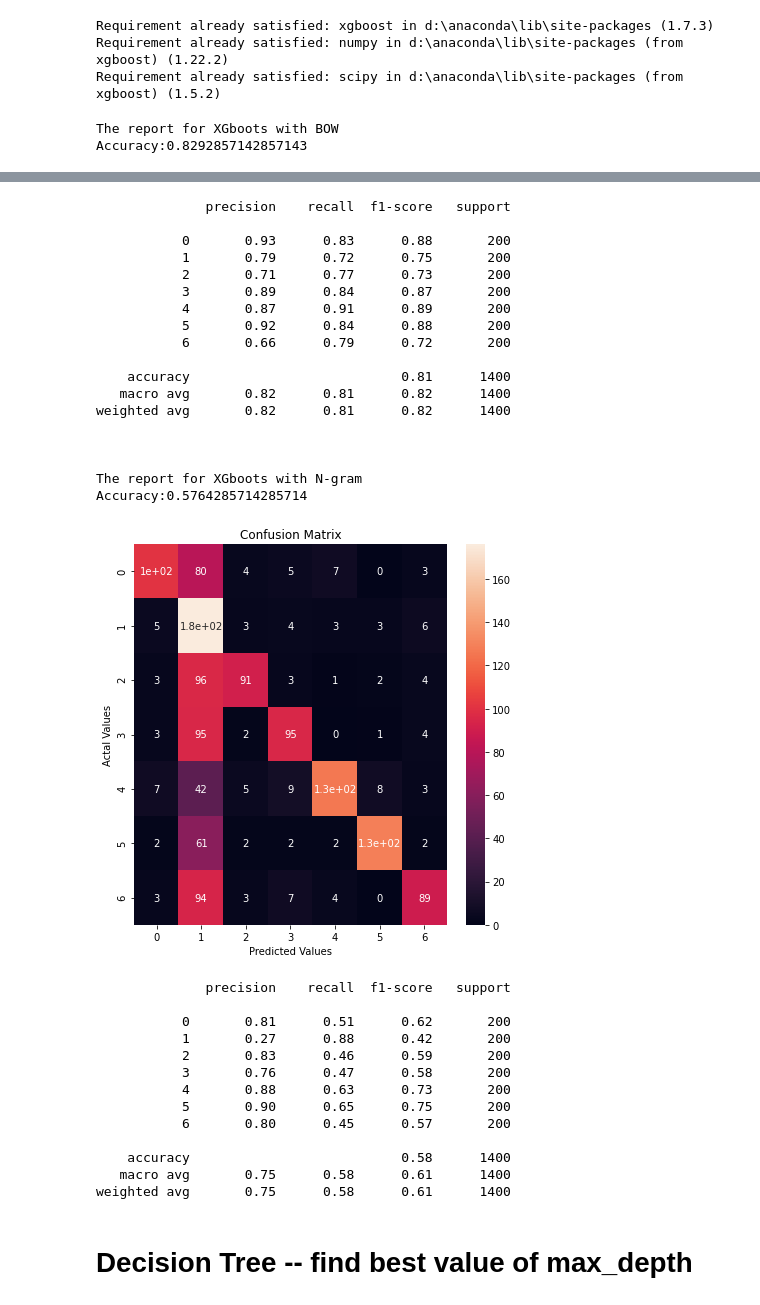
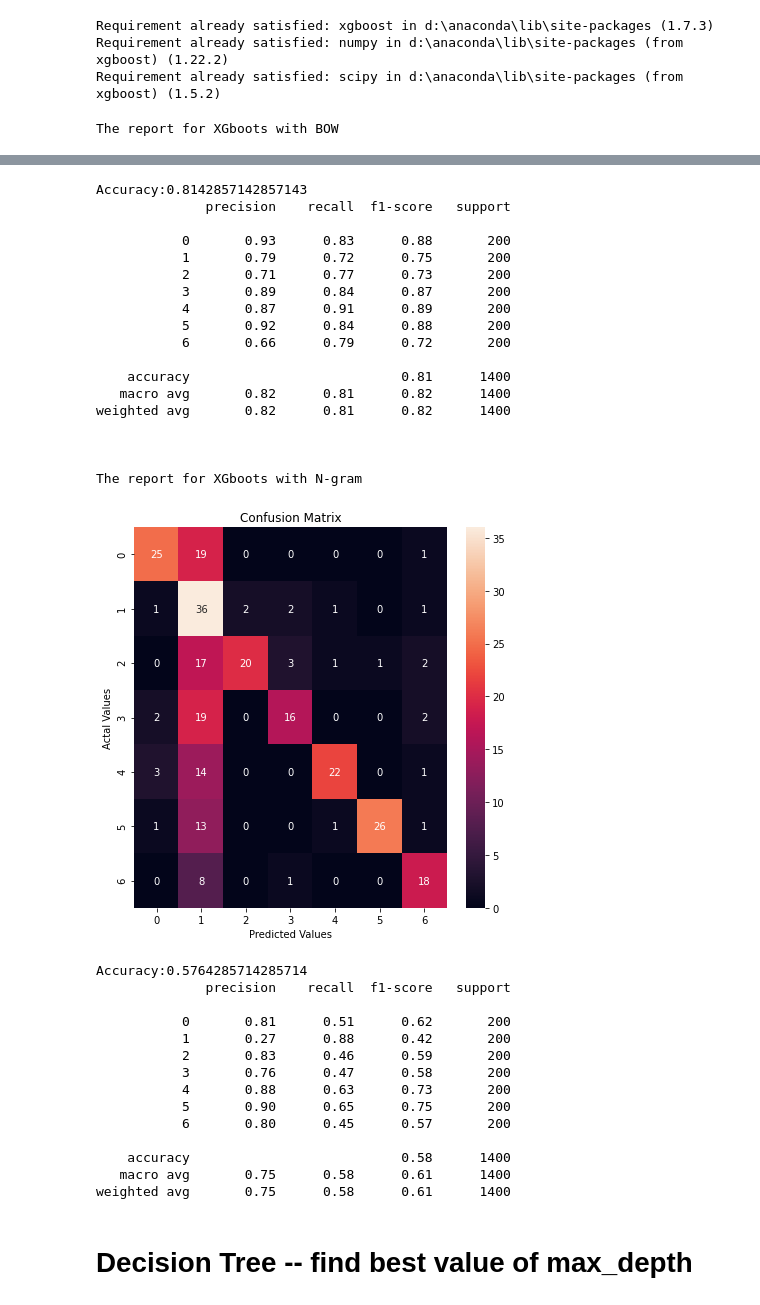
Before and after one commit to zhouzhouce/GNG5125, a Jupyter notebook: group_project1_classification/Group_Assignment1_Classification.ipynb, the cells around one changed output, grey strips where cells are left out. Cells and saved outputs as stored; diff of their text form; code cells hidden in the pictures.

```diff
--- a/group_project1_classification/Group_Assignment1_Classification.ipynb
+++ b/group_project1_classification/Group_Assignment1_Classification.ipynb
@@ -249,7 +249,14 @@ from sklearn.metrics import confusion_matrix, classification_report
 import seaborn as sns
 from sklearn.model_selection import cross_val_score,  cross_val_predict, StratifiedKFold
 
-def analysis(pipeline, data, label):
+def analysis(pipeline, data, label, x_train, x_test, y_train, y_test):
+
+    #confusion matrix
+    pipeline.fit(x_train, y_train)
+    pred = pipeline.predict(x_test)
+    unique_labels = np.unique(df['label'])
+    cf_matrix = confusion_matrix(y_test, pred)
+    draw_confusion_matrix(cf_matrix, unique_labels)
 
     #cross validation
     cv = StratifiedKFold(n_splits=10)
@@ -258,10 +265,6 @@ def analysis(pipeline, data, label):
     accuracy = np.mean(label == y_pred)
     print('Accuracy:' + str(accuracy))
 
-    # confusion matrix
-    cm = confusion_matrix(label, y_pred)
-    unique_labels = np.unique(df['label'])
-    draw_confusion_matrix(cm, unique_labels)
     print (classification_report(label, y_pred))
 # %%
 import matplotlib.pyplot as plt
@@ -315,7 +318,7 @@ for key in vectorizer_dict:
         ])
     print('The report for KNN with ' + key)
     print('The best value k is ' + str(best_k))
-    analysis(best_knn, x, y)
+    analysis(best_knn, x, y, x_train, x_test, y_train, y_test)
     print('')
     print('')
 # %% [output]
@@ -389,7 +392,13 @@ Requirement already satisfied: xgboost in d:\anaconda\lib\site-packages (1.7.3)
 Requirement already satisfied: numpy in d:\anaconda\lib\site-packages (from xgboost) (1.22.2)
 Requirement already satisfied: scipy in d:\anaconda\lib\site-packages (from xgboost) (1.5.2)
 # %%
-y_gx = le.fit_transform(y)
+from sklearn import preprocessing
+from xgboost import XGBClassifier
+
+le = preprocessing.LabelEncoder()
+y_xg = le.fit_transform(y)
+y_train_xg = le.fit_transform(y_train)
+y_test_xg = le.fit_transform(y_test)
 
 for key in vectorizer_dict:
     xgboots_cfl = Pipeline([
@@ -398,10 +407,9 @@ for key in vectorizer_dict:
     ])
 
     print('The report for XGboots with ' + key)
-    analysis(xgboots_cfl, x, y_gx)
+    analysis(xgboots_cfl, x, y_xg, x_train, x_test, y_train_xg, y_test_xg)
 
     print('')
     print('')
 # %% [output]
 The report for XGboots with BOW
-Accuracy:0.8292857142857143
@@ -428,22 +436,23 @@ Accuracy:0.8142857142857143
+Accuracy:0.8142857142857143
               precision    recall  f1-score   support
 
            0       0.93      0.83      0.88       200
            1       0.79      0.72      0.75       200
            2       0.71      0.77      0.73       200
            3       0.89      0.84      0.87       200
            4       0.87      0.91      0.89       200
            5       0.92      0.84      0.88       200
            6       0.66      0.79      0.72       200
 
     accuracy                           0.81      1400
    macro avg       0.82      0.81      0.82      1400
 weighted avg       0.82      0.81      0.82      1400
 
 
 
 The report for XGboots with N-gram
-Accuracy:0.5764285714285714
-[figure, old version]
+[figure, new version]
+Accuracy:0.5764285714285714
               precision    recall  f1-score   support
 
            0       0.81      0.51      0.62       200
```
Also changed, not shown: parts of 29 cells of this notebook.
